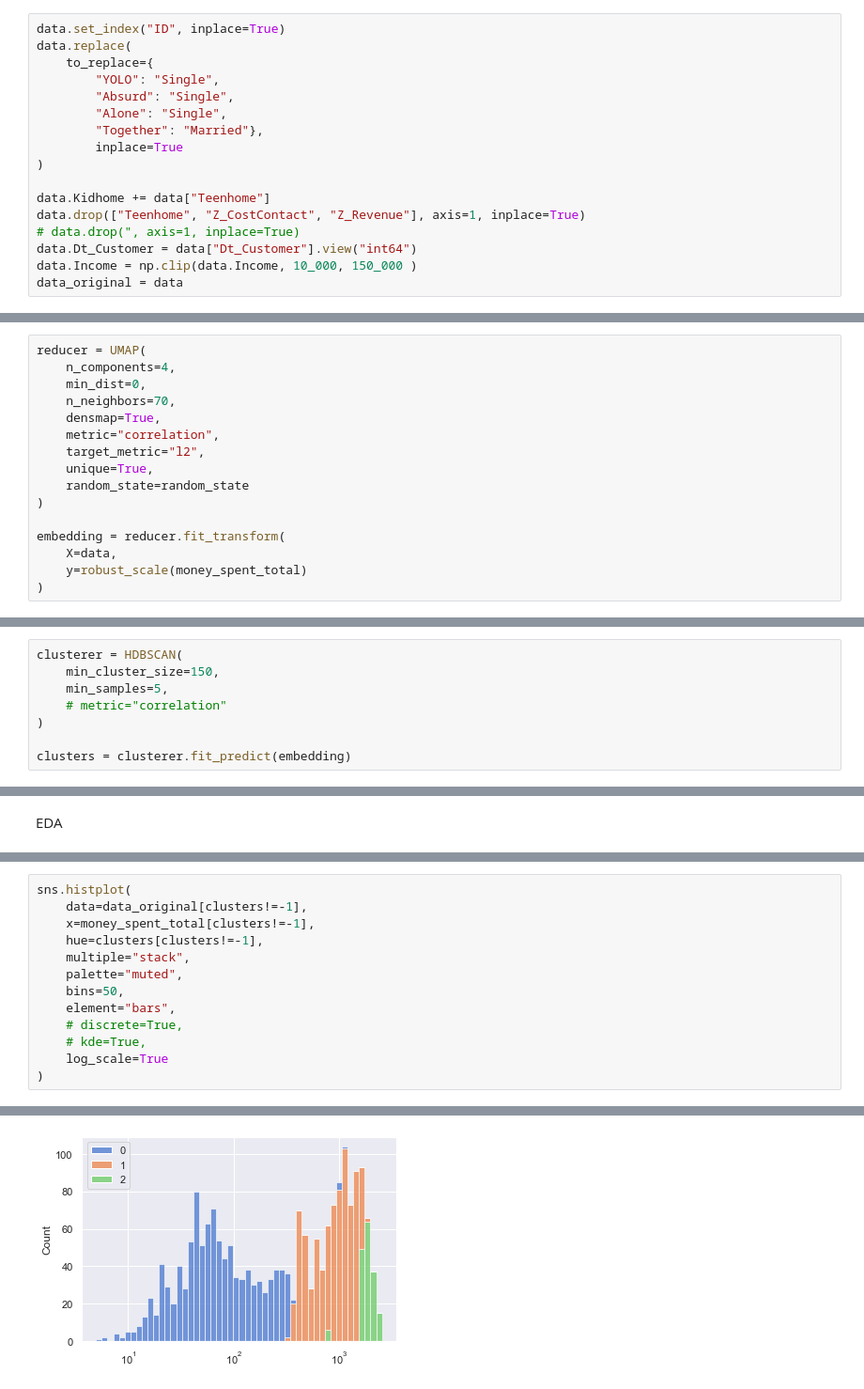
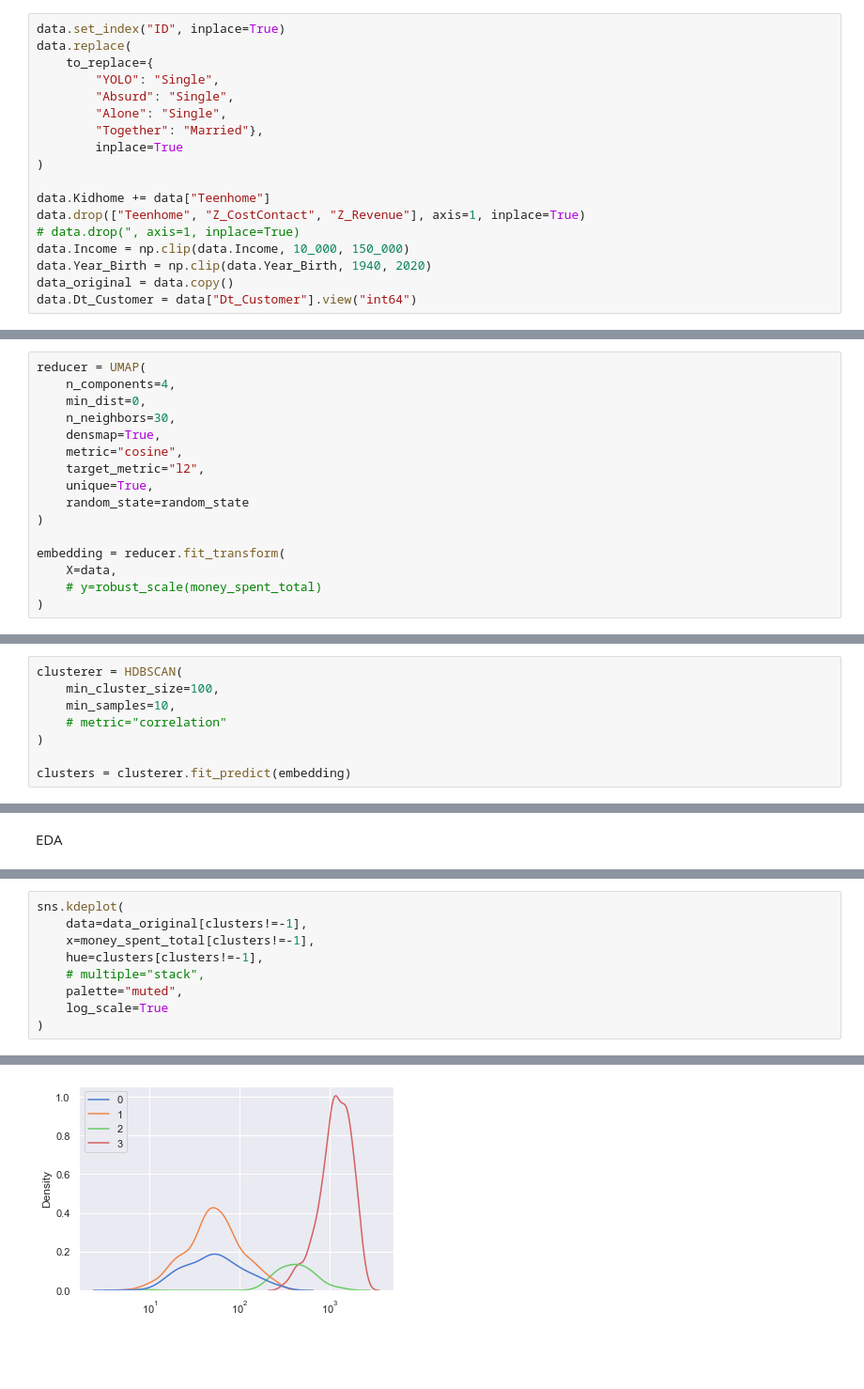
Before and after one commit to SandroMartens/sturdy-bassoon, a Jupyter notebook: kundenanalyse/analyse.ipynb, the cells around one changed output, grey strips where cells are left out. Shown: that part at 94% size. Drawn from its saved outputs; the diff is of its cells as text; blank space fills up the shorter version.

Commit message:
diagramme verbesserrt

```diff
--- a/kundenanalyse/analyse.ipynb
+++ b/kundenanalyse/analyse.ipynb
@@ -41,9 +42,10 @@ data.replace(
 data.Kidhome += data["Teenhome"]
 data.drop(["Teenhome", "Z_CostContact", "Z_Revenue"], axis=1, inplace=True)
 # data.drop(", axis=1, inplace=True)
+data.Income = np.clip(data.Income, 10_000, 150_000)
+data.Year_Birth = np.clip(data.Year_Birth, 1940, 2020)
+data_original = data.copy()
 data.Dt_Customer = data["Dt_Customer"].view("int64")
-data.Income = np.clip(data.Income, 10_000, 150_000 )
-data_original = data
 # %% [markdown]
 Calculate total amount of money spent
 # %%
@@ -86,9 +107,9 @@ Map to two dimensions
 reducer = UMAP(
     n_components=4,
     min_dist=0,
-    n_neighbors=70,
+    n_neighbors=30,
     densmap=True,
-    metric="correlation",
+    metric="cosine",
     target_metric="l2",
     unique=True,
     random_state=random_state
@@ -96,7 +117,7 @@ reducer = UMAP(
 
 embedding = reducer.fit_transform(
     X=data,
-    y=robust_scale(money_spent_total)
+    # y=robust_scale(money_spent_total)
 )
 # %% [markdown]
 Plot data
@@ -116,8 +137,8 @@ sns.scatterplot(
 Unsupervised clustering
 # %%
 clusterer = HDBSCAN(
-    min_cluster_size=150,
-    min_samples=5,
+    min_cluster_size=100,
+    min_samples=10,
     # metric="correlation"
 )
 
@@ -143,14 +166,10 @@ EDA
 # %%
-sns.histplot(
+sns.kdeplot(
     data=data_original[clusters!=-1],
     x=money_spent_total[clusters!=-1],
     hue=clusters[clusters!=-1],
-    multiple="stack",
+    # multiple="stack",
     palette="muted",
-    bins=50,
-    element="bars",
-    # discrete=True,
-    # kde=True,
     log_scale=True
 )
 # %% [output]
@@ -158,2 +177,2 @@ sns.histplot(
-[figure, old version]
+[figure, new version]
 # %%
```
Also changed, not shown: parts of 15 cells of this notebook.
